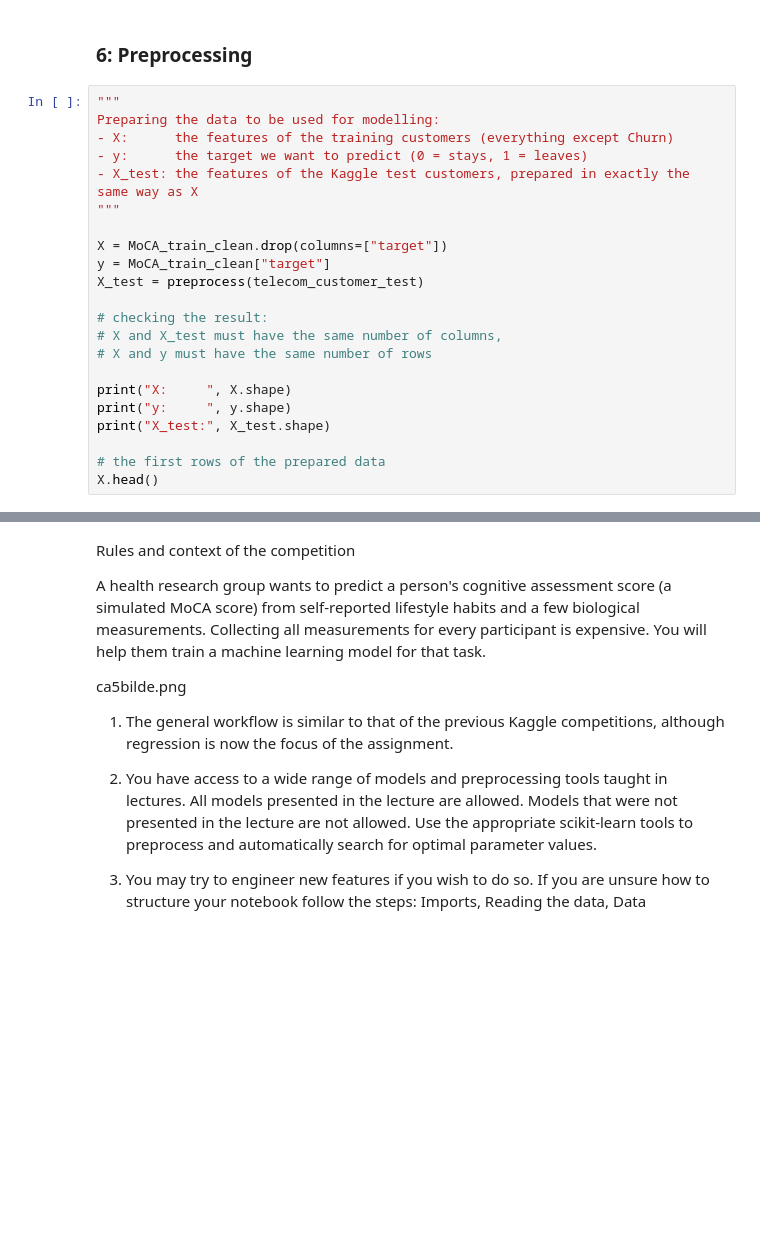
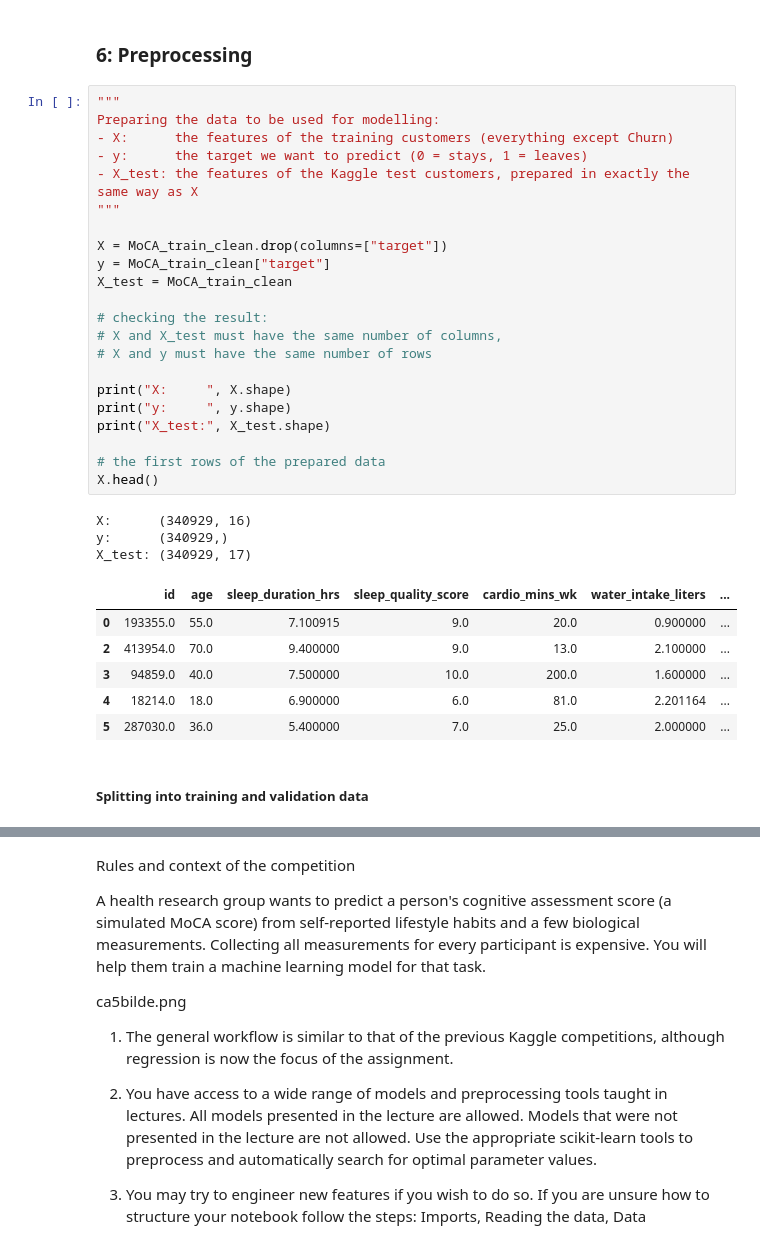
Before and after one commit to sondre04aasheim-spec/Deliverable_5_DAT200, a Jupyter notebook: CA4_group_30_v5.ipynb, the cells around one changed output, grey strips where cells are left out. Drawn from its saved outputs; the diff is of its cells as text; blank space fills up the shorter version.

```diff
--- a/CA4_group_30_v5.ipynb
+++ b/CA4_group_30_v5.ipynb
@@ -253,22 +317,34 @@ the removal of the outliers only seem to have strengthend most all of the trends
 # %%
 """
 Preparing the data to be used for modelling:
 - X:      the features of the training customers (everything except Churn)
 - y:      the target we want to predict (0 = stays, 1 = leaves)
 - X_test: the features of the Kaggle test customers, prepared in exactly the same way as X
 """
 
 X = MoCA_train_clean.drop(columns=["target"])
 y = MoCA_train_clean["target"]
-X_test = preprocess(telecom_customer_test)
+X_test = MoCA_train_clean
 
 # checking the result:
 # X and X_test must have the same number of columns,
 # X and y must have the same number of rows
 
 print("X:     ", X.shape)
 print("y:     ", y.shape)
 print("X_test:", X_test.shape)
 
 # the first rows of the prepared data
 X.head()
+# %% [output]
+X:      (340929, 16)
+y:      (340929,)
+X_test: (340929, 17)
+|  | id | age | sleep_duration_hrs | sleep_quality_score | cardio_mins_wk | water_intake_liters | ... |
+| 0 | 193355.0 | 55.0 | 7.100915 | 9.0 | 20.0 | 0.900000 | ... |
+| 2 | 413954.0 | 70.0 | 9.400000 | 9.0 | 13.0 | 2.100000 | ... |
+| 3 | 94859.0 | 40.0 | 7.500000 | 10.0 | 200.0 | 1.600000 | ... |
+| 4 | 18214.0 | 18.0 | 6.900000 | 6.0 | 81.0 | 2.201164 | ... |
+| 5 | 287030.0 | 36.0 | 5.400000 | 7.0 | 25.0 | 2.000000 | ... |
+# %% [markdown]
+##### Splitting into training and validation data
```
Also changed, not shown: parts of 13 cells of this notebook.
